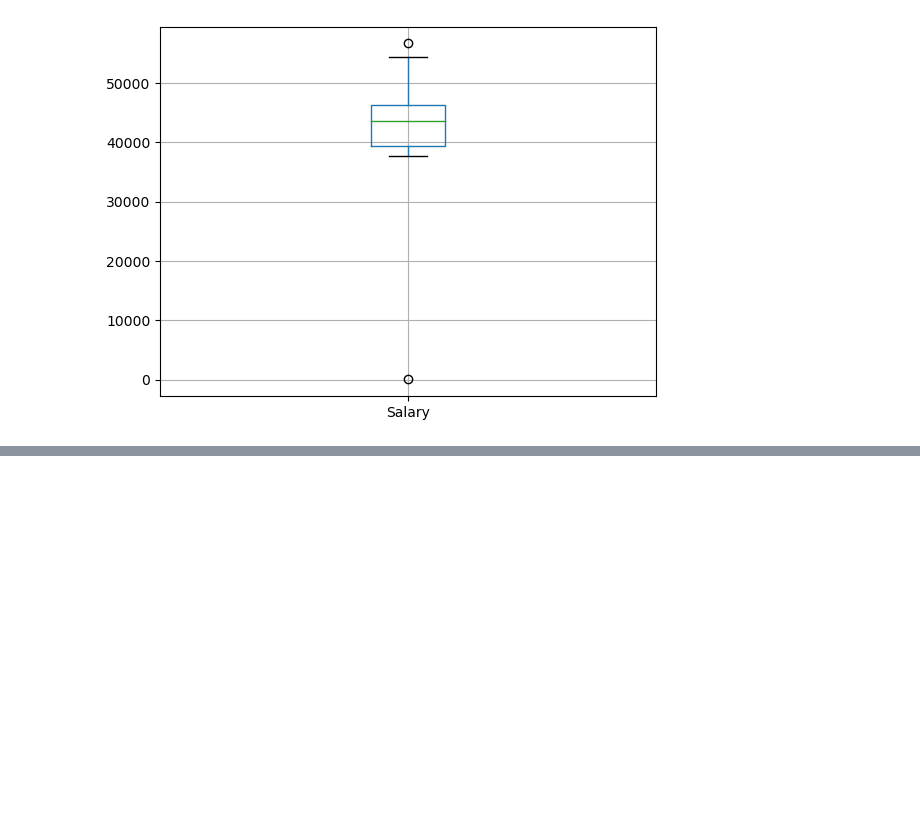
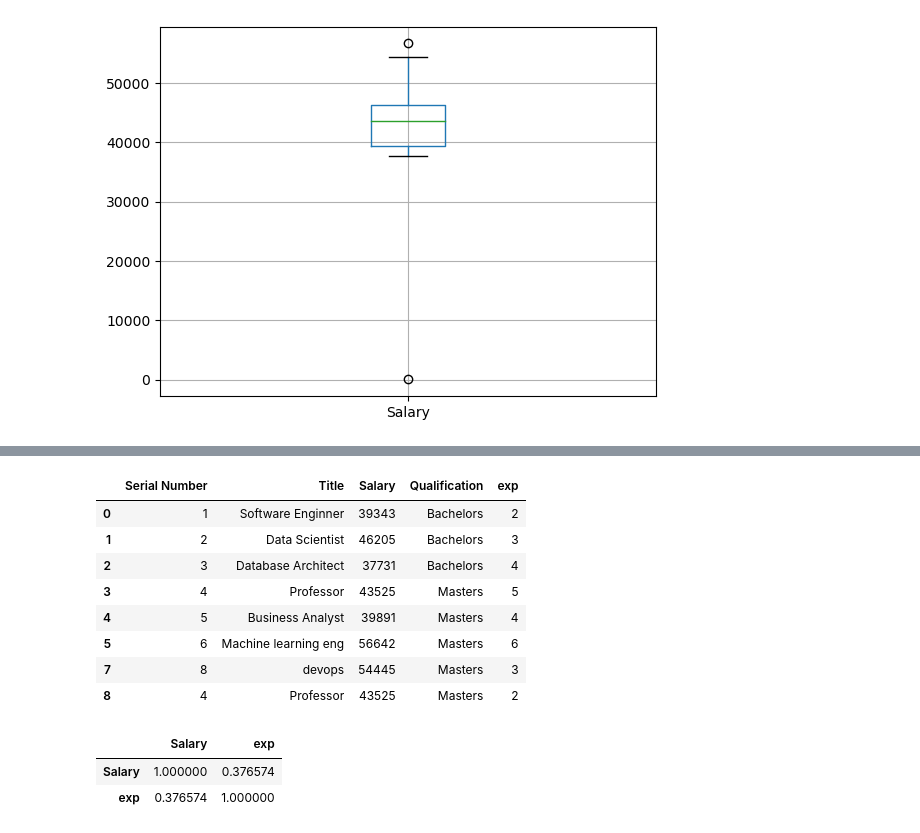
Before and after one commit to Abhilashg11/Data_science, a Jupyter notebook: EDA/Eda_1.ipynb, the cells around one changed output, grey strips where cells are left out. Cells and saved outputs as stored; diff of their text form; code cells hidden in the pictures; blank space fills up the shorter version.

```diff
--- a/EDA/Eda_1.ipynb
+++ b/EDA/Eda_1.ipynb
@@ -240,0 +278,18 @@ plt.show()
+# %%
+df_no_out
+# %% [output]
+|  | Serial Number | Title | Salary | Qualification | exp |
+| 0 | 1 | Software Enginner | 39343 | Bachelors | 2 |
+| 1 | 2 | Data Scientist | 46205 | Bachelors | 3 |
+| 2 | 3 | Database Architect | 37731 | Bachelors | 4 |
+| 3 | 4 | Professor | 43525 | Masters | 5 |
+| 4 | 5 | Business Analyst | 39891 | Masters | 4 |
+| 5 | 6 | Machine learning eng | 56642 | Masters | 6 |
+| 7 | 8 | devops | 54445 | Masters | 3 |
+| 8 | 4 | Professor | 43525 | Masters | 2 |
+# %%
+df_no_out[['Salary','exp']].corr()
+# %% [output]
+|  | Salary | exp |
+| Salary | 1.000000 | 0.376574 |
+| exp | 0.376574 | 1.000000 |
```
Also changed, not shown: parts of 8 cells of this notebook.
